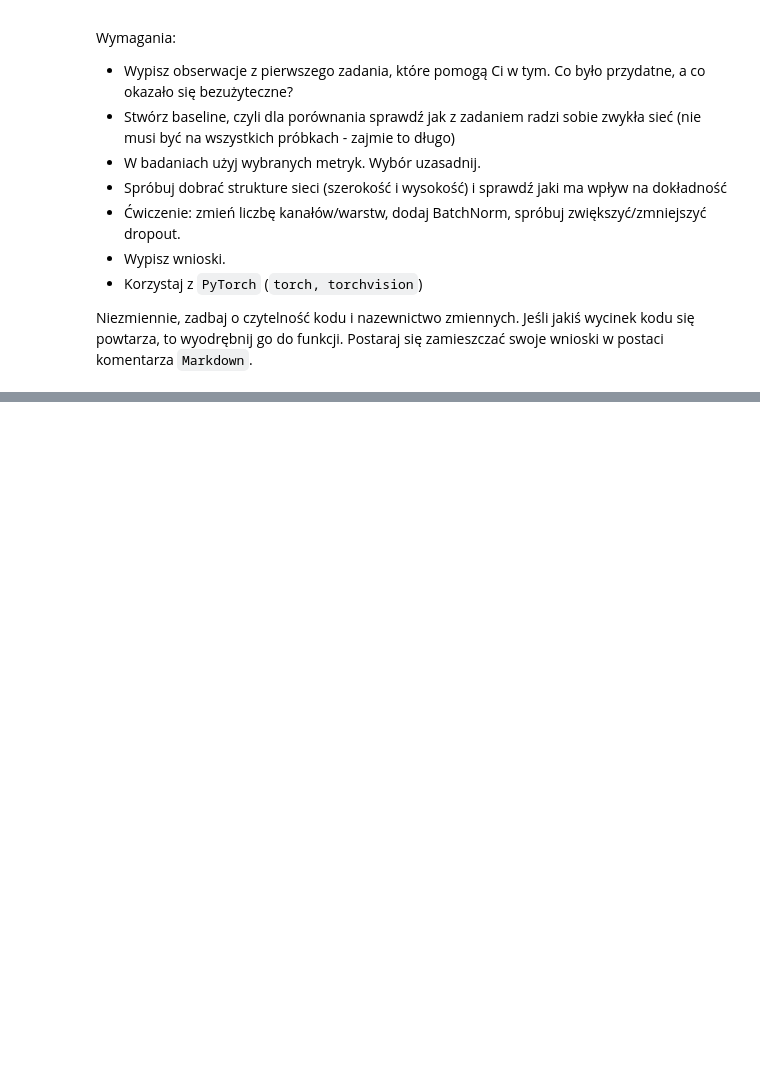
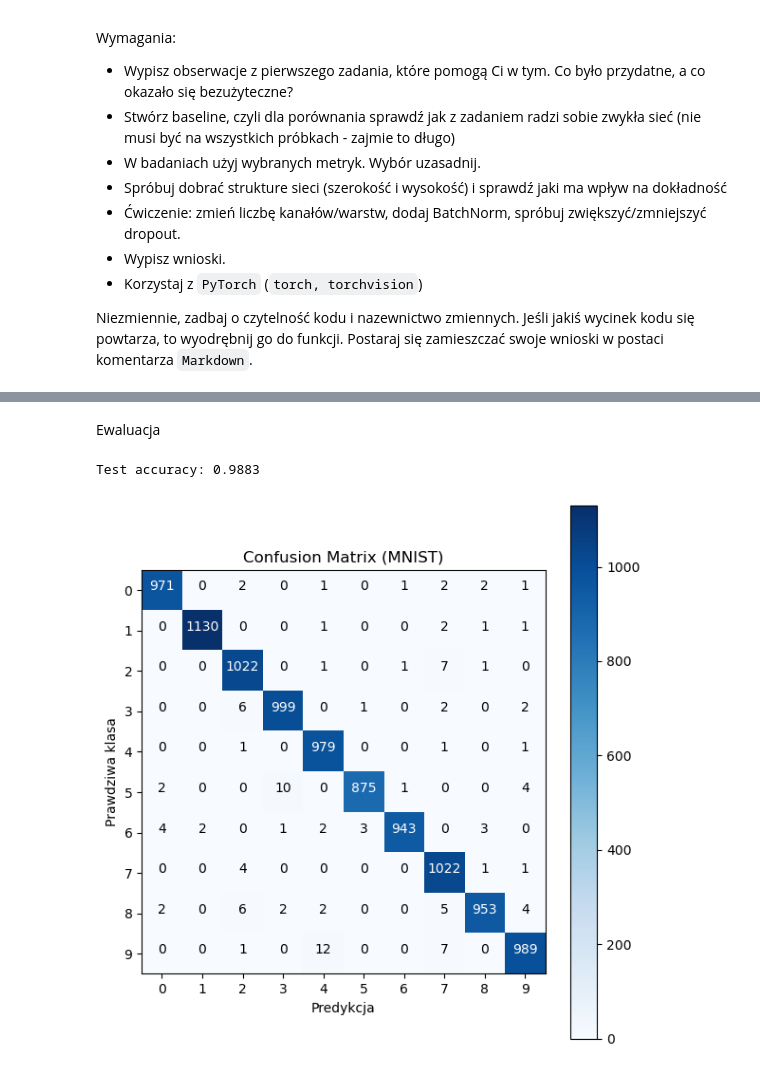
Before and after one commit to Solvro/ml-wakacyjne-wyzwanie-2025, a Jupyter notebook: 3_nn&cv/NN&CV_zadanie.ipynb, the cells around one changed output, grey strips where cells are left out. Saved outputs shown, nothing was run; the diff lists cells and outputs as text; code cells hidden in the pictures; blank space fills up the shorter version.

```diff
--- a/3_nn&cv/NN&CV_zadanie.ipynb
+++ b/3_nn&cv/NN&CV_zadanie.ipynb
@@ -47,0 +120,20 @@ Downloading data from https://storage.googleapis.com/tensorflow/tf-keras-dataset
+# %%
+class SimpleCNN(nn.Module):
+    def __init__(self):
+        super(SimpleCNN, self).__init__()
+        self.conv1 = nn.Conv2d(1, 16, kernel_size=3, padding=1)
+        self.pool = nn.MaxPool2d(2, 2)
+        self.conv2 = nn.Conv2d(16, 32, kernel_size=3, padding=1)
+        self.fc1 = nn.Linear(32 * 7 * 7, 128)
+
+        self.fc2 = nn.Linear(128, 10)
+
+    def forward(self, x):
+        x = self.pool(F.relu(self.conv1(x)))
+        x = self.pool(F.relu(self.conv2(x)))
+        x = x.view(-1, 32 * 7 * 7)
+        x = F.relu(self.fc1(x))
+        x = self.fc2(x)
+        return x
+
+model = SimpleCNN().to(device)
@@ -47,0 +209,47 @@ Downloading data from https://storage.googleapis.com/tensorflow/tf-keras-dataset
+# %% [markdown]
+Ewaluacja
+# %%
+from sklearn.metrics import confusion_matrix, classification_report
+import itertools
+import numpy as np
+
+model.eval()
+all_preds, all_targets = [], []
+
+with torch.no_grad():
+    for xb, yb in test_loader:
+        xb = xb.to(device, non_blocking=True)
+        logits = model(xb)
+        preds = logits.argmax(1).cpu().numpy()
+        all_preds.append(preds)
+        all_targets.append(yb.numpy())
+
+y_pred = np.concatenate(all_preds)
+y_true = np.concatenate(all_targets)
+
+test_acc = (y_pred == y_true).mean()
+print(f"Test accuracy: {test_acc:.4f}")
+
+cm = confusion_matrix(y_true, y_pred)
+plt.figure(figsize=(6,6))
+plt.imshow(cm, interpolation='nearest', cmap=plt.cm.Blues)
+plt.title("Confusion Matrix (MNIST)")
+plt.colorbar()
+tick_marks = np.arange(10)
+plt.xticks(tick_marks, tick_marks)
+plt.yticks(tick_marks, tick_marks)
+
+thresh = cm.max() / 2.0
+for i, j in itertools.product(range(cm.shape[0]), range(cm.shape[1])):
+    plt.text(j, i, f"{cm[i, j]}", ha="center",
+             color="white" if cm[i, j] > thresh else "black")
+
+plt.ylabel('Prawdziwa klasa')
+plt.xlabel('Predykcja')
+plt.tight_layout()
+plt.show()
+
+print(classification_report(y_true, y_pred, digits=4))
+# %% [output]
+Test accuracy: 0.9883
+[figure, added]
```
Also changed, not shown: parts of 15 cells of this notebook, 12 other files.
